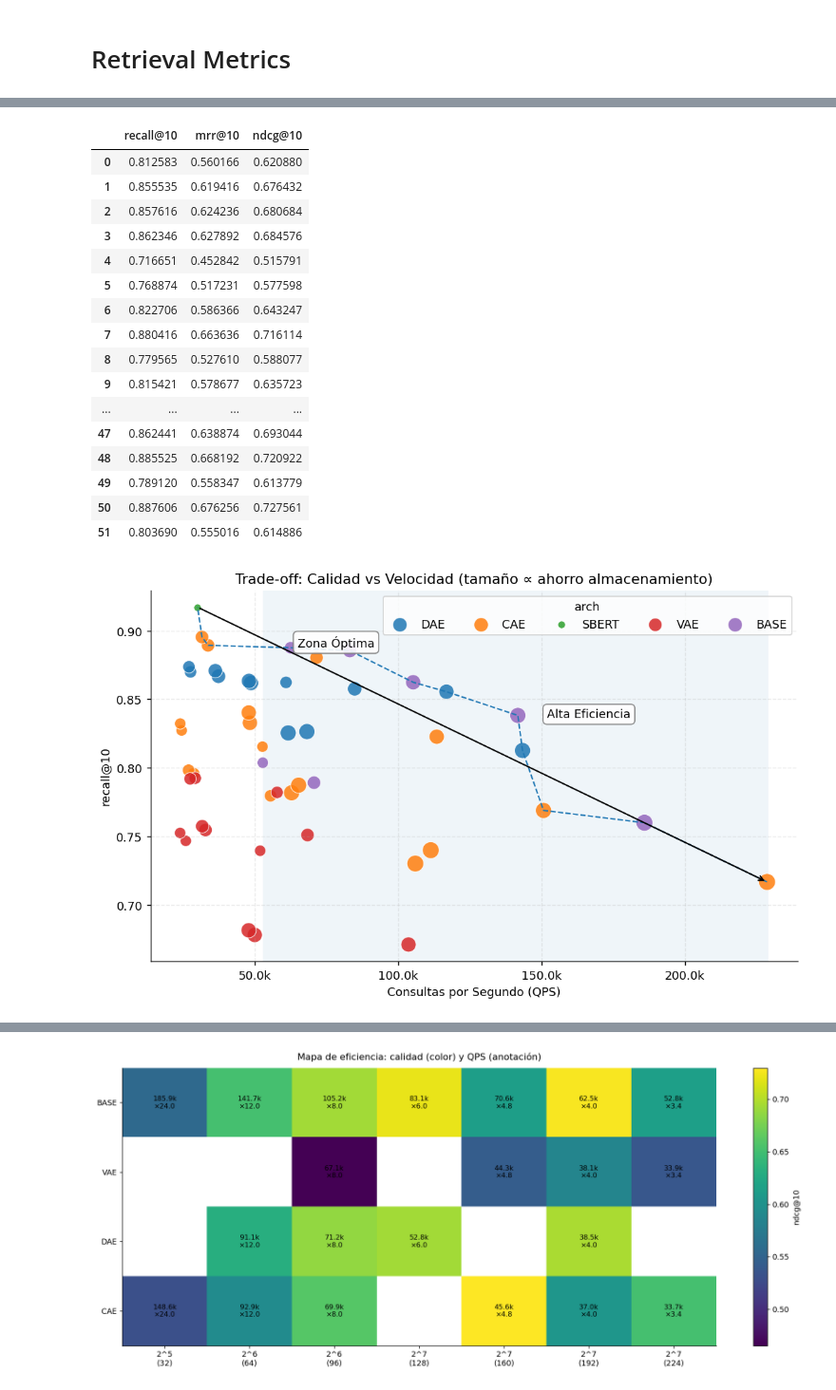
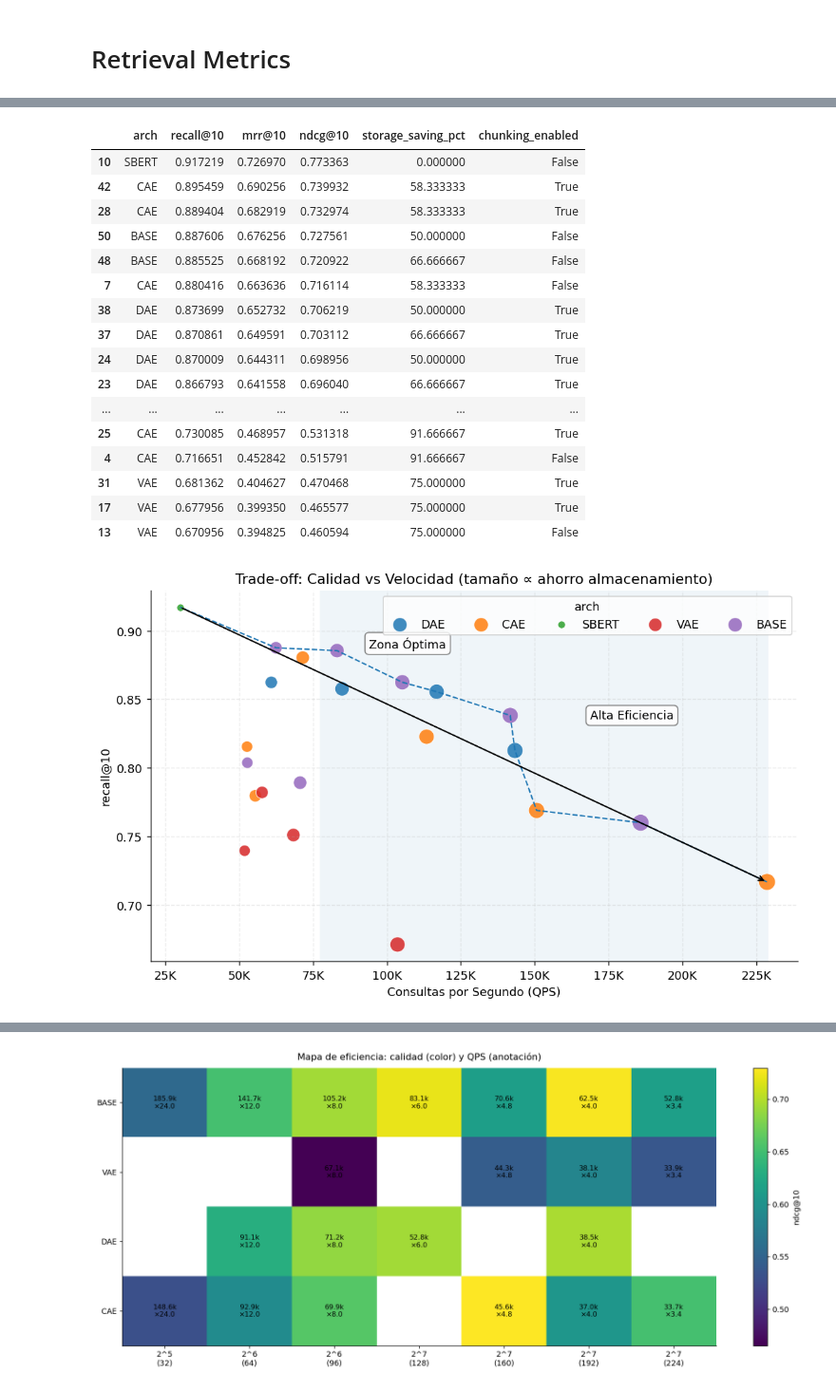
Before and after one commit to engares/latent-rag, a Jupyter notebook: analysis/metric_analysis.ipynb, the cells around one changed output, grey strips where cells are left out. Shown at 95% size. Saved outputs shown, nothing was run; the diff lists cells and outputs as text; code cells hidden in the pictures.

```diff
--- a/analysis/metric_analysis.ipynb
+++ b/analysis/metric_analysis.ipynb
@@ -1724,0 +1711,30 @@ display(df.head())  # summary stats
+# %%
+import pandas as pd
+
+path = "/home/engares/unir/tfm/code/logs/benchmarks/experiments.csv"
+
+df = pd.read_csv(path, engine="python")                 # coma por defecto
+# el archivo venía con multiíndice en filas
+if isinstance(df.index, pd.MultiIndex):
+    df = df.reset_index()
+
+# renombro las columnas del índice original para no chocar con split numérico
+df = df.rename(columns={
+    "level_0": "timestamp_idx",
+    "level_1": "tag_idx",
+    "level_2": "dataset_idx",
+    "level_3": "data_split",          # aquí está validation
+    "level_4": "max_samples_idx",
+})
+
+# construyo la columna timestamp correcta desde timestamp_idx
+if "timestamp_idx" in df.columns:
+    df["timestamp"] = pd.to_datetime(df["timestamp_idx"], errors="coerce")
+    df = df.drop(columns=["timestamp_idx"], errors="ignore")
+
+# si quedara un timestamp antiguo numérico, ignóralo o elimínalo
+# df = df.drop(columns=["timestamp"], errors="ignore")  # si prefieres mantener solo la nueva
+
+# verificación rápida
+print(type(df.index))
+display(df[["timestamp", "data_split", "tag", "split"]].head(6))
@@ -1895,25 +1920,25 @@ df_raw = read_results_strict(csv_path='../logs/benchmarks/experiments.csv')
 
 
 df = engineer_features(df_raw)
-display(df[['recall@10', 'mrr@10', 'ndcg@10']])  # summary stats
+display(df[['arch','recall@10', 'mrr@10', 'ndcg@10', 'storage_saving_pct', "chunking_enabled"]].sort_values(by='recall@10', ascending=False))  # summary stats
 # %% [output]
-|  | recall@10 | mrr@10 | ndcg@10 |
-| 0 | 0.812583 | 0.560166 | 0.620880 |
-| 1 | 0.855535 | 0.619416 | 0.676432 |
-| 2 | 0.857616 | 0.624236 | 0.680684 |
-| 3 | 0.862346 | 0.627892 | 0.684576 |
-| 4 | 0.716651 | 0.452842 | 0.515791 |
-| 5 | 0.768874 | 0.517231 | 0.577598 |
-| 6 | 0.822706 | 0.586366 | 0.643247 |
-| 7 | 0.880416 | 0.663636 | 0.716114 |
-| 8 | 0.779565 | 0.527610 | 0.588077 |
-| 9 | 0.815421 | 0.578677 | 0.635723 |
-| ... | ... | ... | ... |
-| 47 | 0.862441 | 0.638874 | 0.693044 |
-| 48 | 0.885525 | 0.668192 | 0.720922 |
-| 49 | 0.789120 | 0.558347 | 0.613779 |
-| 50 | 0.887606 | 0.676256 | 0.727561 |
-| 51 | 0.803690 | 0.555016 | 0.614886 |
+|  | arch | recall@10 | mrr@10 | ndcg@10 | storage_saving_pct | chunking_enabled |
+| 10 | SBERT | 0.917219 | 0.726970 | 0.773363 | 0.000000 | False |
+| 42 | CAE | 0.895459 | 0.690256 | 0.739932 | 58.333333 | True |
+| 28 | CAE | 0.889404 | 0.682919 | 0.732974 | 58.333333 | True |
+| 50 | BASE | 0.887606 | 0.676256 | 0.727561 | 50.000000 | False |
+| 48 | BASE | 0.885525 | 0.668192 | 0.720922 | 66.666667 | False |
+| 7 | CAE | 0.880416 | 0.663636 | 0.716114 | 58.333333 | False |
+| 38 | DAE | 0.873699 | 0.652732 | 0.706219 | 50.000000 | True |
+| 37 | DAE | 0.870861 | 0.649591 | 0.703112 | 66.666667 | True |
+| 24 | DAE | 0.870009 | 0.644311 | 0.698956 | 50.000000 | True |
+| 23 | DAE | 0.866793 | 0.641558 | 0.696040 | 66.666667 | True |
+| ... | ... | ... | ... | ... | ... | ... |
+| 25 | CAE | 0.730085 | 0.468957 | 0.531318 | 91.666667 | True |
+| 4 | CAE | 0.716651 | 0.452842 | 0.515791 | 91.666667 | False |
+| 31 | VAE | 0.681362 | 0.404627 | 0.470468 | 75.000000 | True |
+| 17 | VAE | 0.677956 | 0.399350 | 0.465577 | 75.000000 | True |
+| 13 | VAE | 0.670956 | 0.394825 | 0.460594 | 75.000000 | False |
 # %%
 def _pareto_front_xy(x: np.ndarray, y: np.ndarray) -> Tuple[np.ndarray, np.ndarray]:
     """Return (xp, yp) of the Pareto frontier maximising x and y."""
@@ -2017,19 +2042,20 @@ def scatter_tradeoff_annotated(
     fig.tight_layout()
     plt.show()
 # %%
+from matplotlib.ticker import FuncFormatter
 scatter_tradeoff_annotated(
-    df,
+    df[df['chunking_enabled'] == "False"],
     x="qps",
     y="recall@10",
     size="storage_saving_pct",
     hue="arch",
     title="Trade-off: Calidad vs Velocidad (tamaño ∝ ahorro almacenamiento)",
     label_points=False,   # pon True si deseas texto en cada punto
     show_pareto=True,
     zones=None            # o pasa tus umbrales si quieres cajas exactas
 )
 # %% [output]
-[figure, old version]
+[figure, new version]
 # %%
 import matplotlib.pyplot as plt
 import seaborn as sns
```
Also changed, not shown: parts of 7 cells of this notebook, 4 other files.
